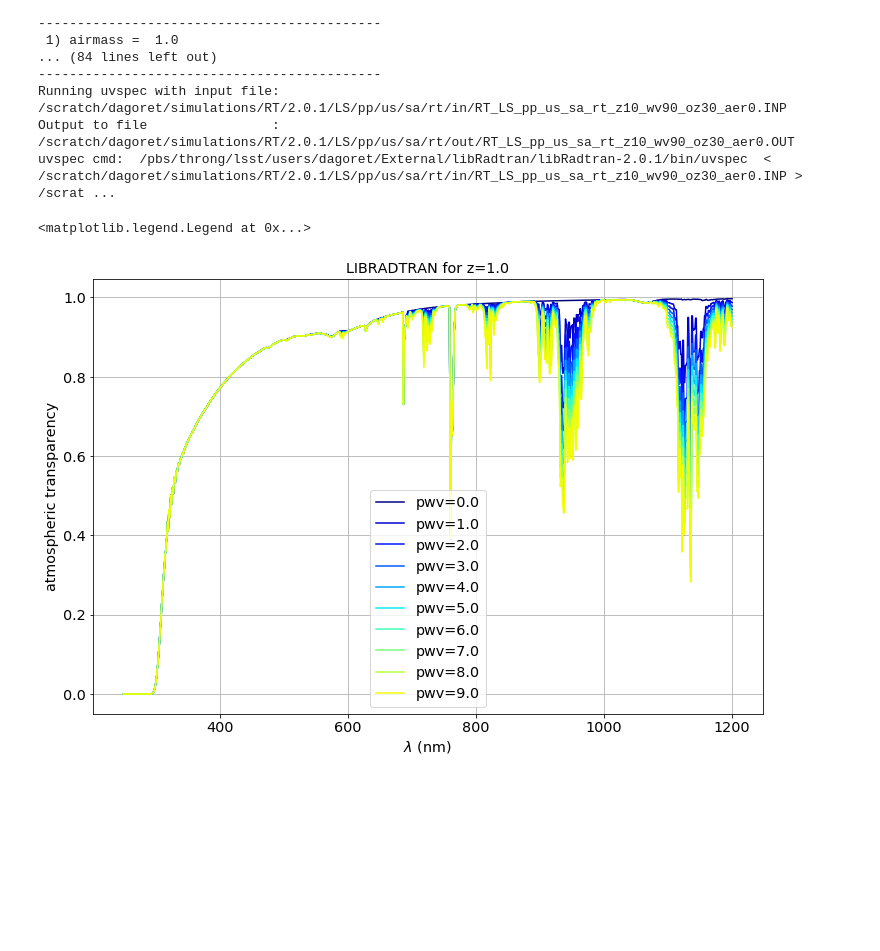
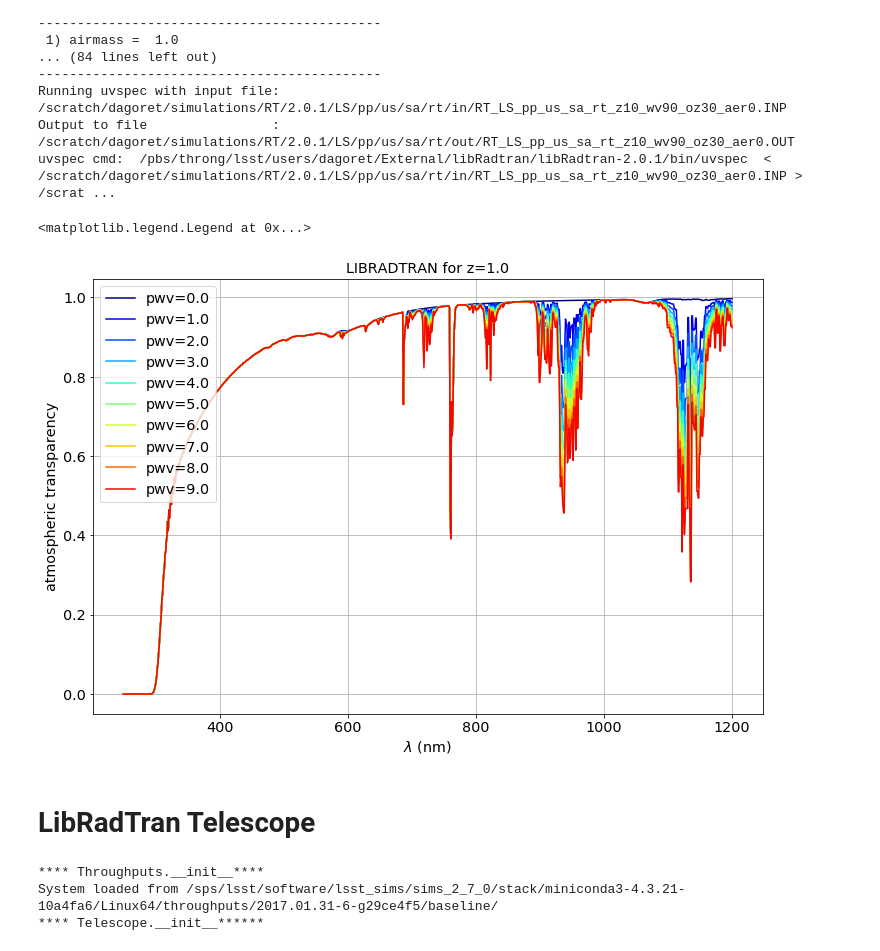
Before and after one commit to LSSTDESC/ModtranLibRadTranComp, a Jupyter notebook: CompareMTRTAtmosphericMagnitudes.ipynb, the cells around one changed output. Saved outputs shown, nothing was run; the diff lists cells and outputs as text; code cells hidden in the pictures; blank space fills up the shorter version.

```diff
--- a/CompareMTRTAtmosphericMagnitudes.ipynb
+++ b/CompareMTRTAtmosphericMagnitudes.ipynb
@@ -223,16 +290,22 @@ uvspec cmd:  /pbs/throng/lsst/users/dagoret/External/libRadtran/libRadtran-2.0.1
 Running uvspec with input file:  /scratch/dagoret/simulations/RT/2.0.1/LS/pp/us/sa/rt/in/RT_LS_pp_us_sa_rt_z10_wv90_oz30_aer0.INP
 Output to file                :  /scratch/dagoret/simulations/RT/2.0.1/LS/pp/us/sa/rt/out/RT_LS_pp_us_sa_rt_z10_wv90_oz30_aer0.OUT
 uvspec cmd:  /pbs/throng/lsst/users/dagoret/External/libRadtran/libRadtran-2.0.1/bin/uvspec  < /scratch/dagoret/simulations/RT/2.0.1/LS/pp/us/sa/rt/in/RT_LS_pp_us_sa_rt_z10_wv90_oz30_aer0.INP > /scrat ...
+# %%
+jet = cm = plt.get_cmap('jet')
+cNorm  = colors.Normalize(vmin=0, vmax=NBRTFILES)
+scalarMap = cmx.ScalarMappable(norm=cNorm, cmap=jet)
 # %%
 for idx in np.arange(NBRTFILES):
     colorVal = scalarMap.to_rgba(idx)
     thelabel="pwv={:2.1f}".format(all_pwv[idx])
     plt.plot(all_rtdata[idx][:,0],all_rtdata[idx][:,1],color=colorVal,label=thelabel)
 plt.grid(True)
 plt.title("LIBRADTRAN for z={:2.1f}".format(am))
 plt.xlabel("$\lambda$ (nm)")
 plt.ylabel("atmospheric transparency")
-plt.legend(loc='best')
+plt.legend(loc='upper left')
 # %% [output]
 <matplotlib.legend.Legend at 0x...>
-[figure, old version]
+[figure, new version]
+# %% [markdown]
+# LibRadTran Telescope
@@ -238,0 +316,6 @@ plt.legend(loc='best')
+# %%
+tel_rt=Telescope()
+# %% [output]
+**** Throughputs.__init__****
+System loaded from /sps/lsst/software/lsst_sims/sims_2_7_0/stack/miniconda3-4.3.21-10a4fa6/Linux64/throughputs/2017.01.31-6-g29ce4f5/baseline/
+**** Telescope.__init__******
```
Also changed, not shown: parts of 30 cells of this notebook.
